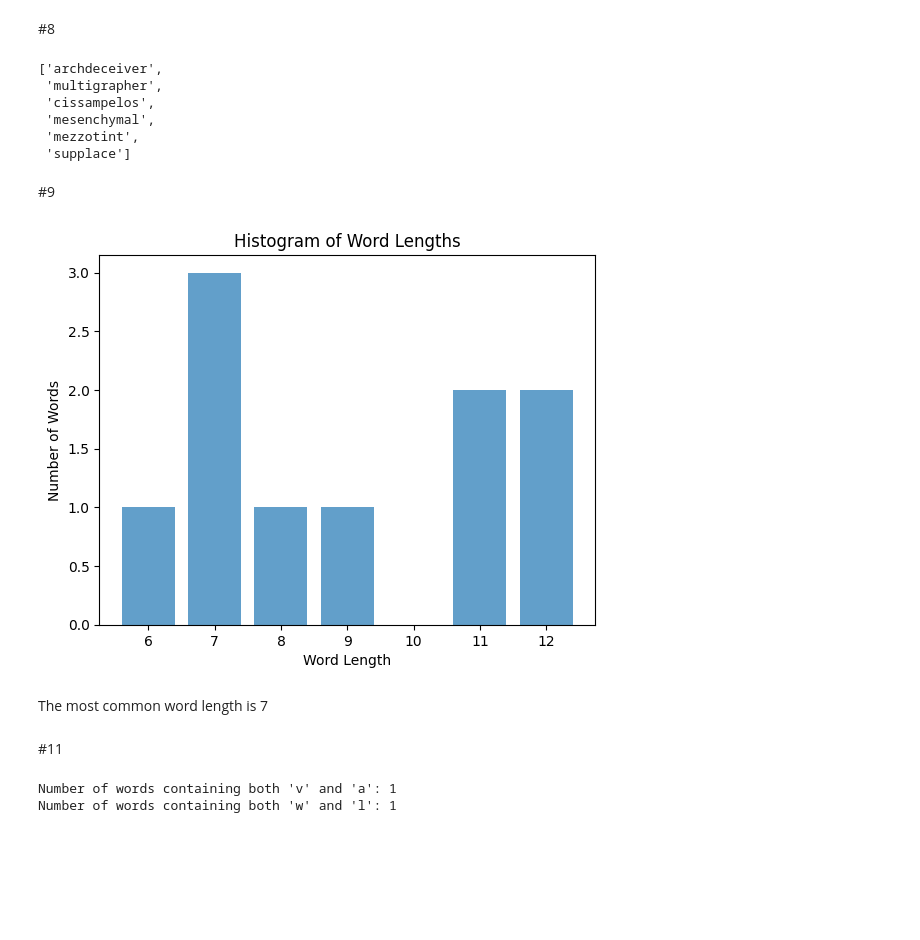
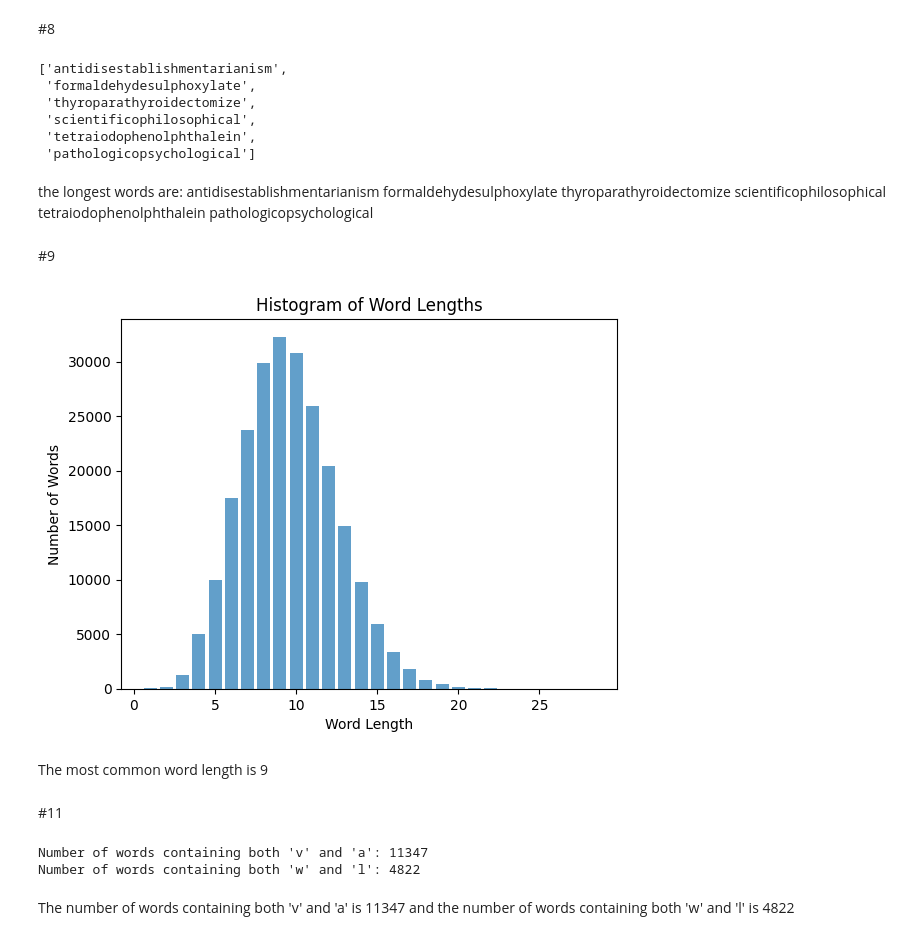
Before and after one commit to rileygoetz/DS1002-S24, a Jupyter notebook: Assignment_5.ipynb, the cells around one changed output. Cells and saved outputs as stored; diff of their text form; code cells hidden in the pictures; blank space fills up the shorter version.

```diff
--- a/Assignment_5.ipynb
+++ b/Assignment_5.ipynb
@@ -70,7 +82,7 @@ first_ten_alpha
 #4
 # %%
 word_start_a = 0
-for word in alpha_list:
+for word in wordlist:
   if word.startswith('a'):
       word_start_a += 1
   else:
@@ -89,7 +103,7 @@ words_starting_with_a
 # %%
 word_with_q = 0
 
-for word in alpha_list:
+for word in wordlist:
   if 'q' in word:
       word_with_q += 1
   else:
@@ -101,14 +120,10 @@ word_with_q
 # %%
-word_without_e = 0
+def count_words_without_e(wordlist):
+    count = 0
+    for word in wordlist:
+        if 'e' not in word:
+            count += 1
+    return count
 
-for word in alpha_list:
-  if 'e' not in word:
-    word_without_e += 1
-  else:
-    break
-
-print(word_without_e)
-
-fraction_without_e = word_without_e / len(alpha_list)
-fraction_without_e
+print(count_words_without_e(wordlist))
 # %% [output]
@@ -130,7 +151,7 @@ it contains all the letters in the alphabet
 # %%
 import matplotlib.pyplot as plt
 alphabet_counts = {letter: 0 for letter in alphabet}
-for word in alpha_list:
+for word in wordlist:
   first_letter = word[0]
   if first_letter in alphabet_counts:
     alphabet_counts[first_letter] += 1
@@ -148,56 +169,67 @@ Text(0, 0.5, 'Word Count')
 # %% [markdown]
 #8
 # %%
-sorted_wordlist = sorted(alpha_list, key=len, reverse=True)
+sorted_wordlist = sorted(wordlist, key=len, reverse=True)
 six_longest_words = sorted_wordlist[:6]
 six_longest_words
 # %% [output]
-['archdeceiver',
- 'multigrapher',
- 'cissampelos',
- 'mesenchymal',
- 'mezzotint',
- 'supplace']
+['antidisestablishmentarianism',
+ 'formaldehydesulphoxylate',
+ 'thyroparathyroidectomize',
+ 'scientificophilosophical',
+ 'tetraiodophenolphthalein',
+ 'pathologicopsychological']
+# %% [markdown]
+the longest words are:
+antidisestablishmentarianism
+formaldehydesulphoxylate
+thyroparathyroidectomize
+scientificophilosophical
+tetraiodophenolphthalein
+pathologicopsychological
 # %% [markdown]
 #9
 # %%
 word_length_count = {}
 
 # occurrences of each word length
-for word in alpha_list:
+for word in wordlist:
     length = len(word)
     if length in word_length_count:
         word_length_count[length] += 1
     else:
         word_length_count[length] = 1
 
 # Extract data for plotting
 lengths = list(word_length_count.keys())
 counts = list(word_length_count.values())
 
 # Plotting
 plt.bar(lengths, counts, align='center', alpha=0.7)
 plt.xlabel('Word Length')
 plt.ylabel('Number of Words')
 plt.title('Histogram of Word Lengths')
 plt.show()
 # %% [output]
-[figure, old version]
+[figure, new version]
 # %% [markdown]
-The most common word length is 7
+The most common word length is 9
 # %% [markdown]
 #11
 # %%
 #  containing both 'v' and 'a'
-words_with_va = [word for word in alpha_list if 'v' in word and 'a' in word]
+words_with_va = [word for word in wordlist if 'v' in word and 'a' in word]
 count_va = len(words_with_va)
 
 # words containing both 'w' and 'l'
-words_with_wl = [word for word in alpha_list if 'w' in word and 'l' in word]
+words_with_wl = [word for word in wordlist if 'w' in word and 'l' in word]
 count_wl = len(words_with_wl)
 
 print("Number of words containing both 'v' and 'a':", count_va)
 print("Number of words containing both 'w' and 'l':", count_wl)
 # %% [output]
-Number of words containing both 'v' and 'a': 1
-Number of words containing both 'w' and 'l': 1
+Number of words containing both 'v' and 'a': 11347
+Number of words containing both 'w' and 'l': 4822
+# %% [markdown]
+The number of words containing both 'v' and 'a' is 11347
+and the number of words containing both 'w' and 'l' is 4822
```
Also changed, not shown: parts of 12 cells of this notebook.
